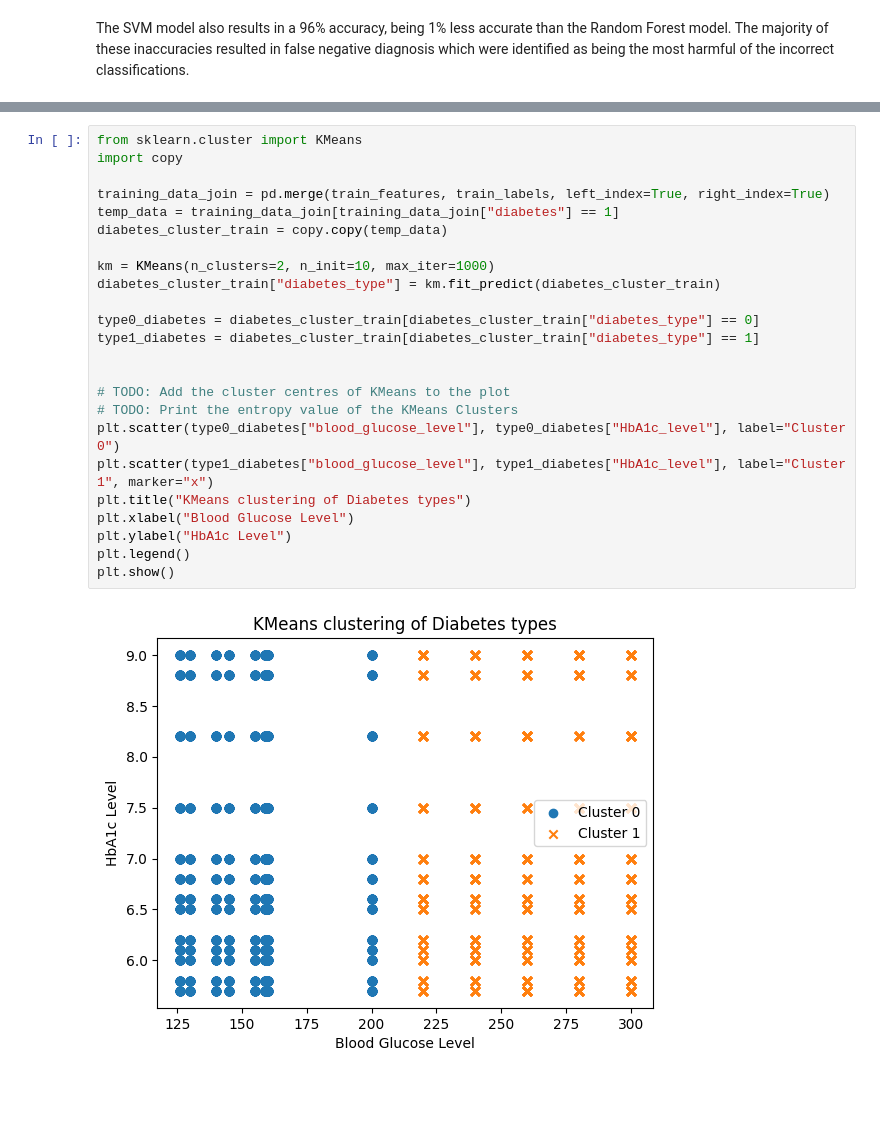
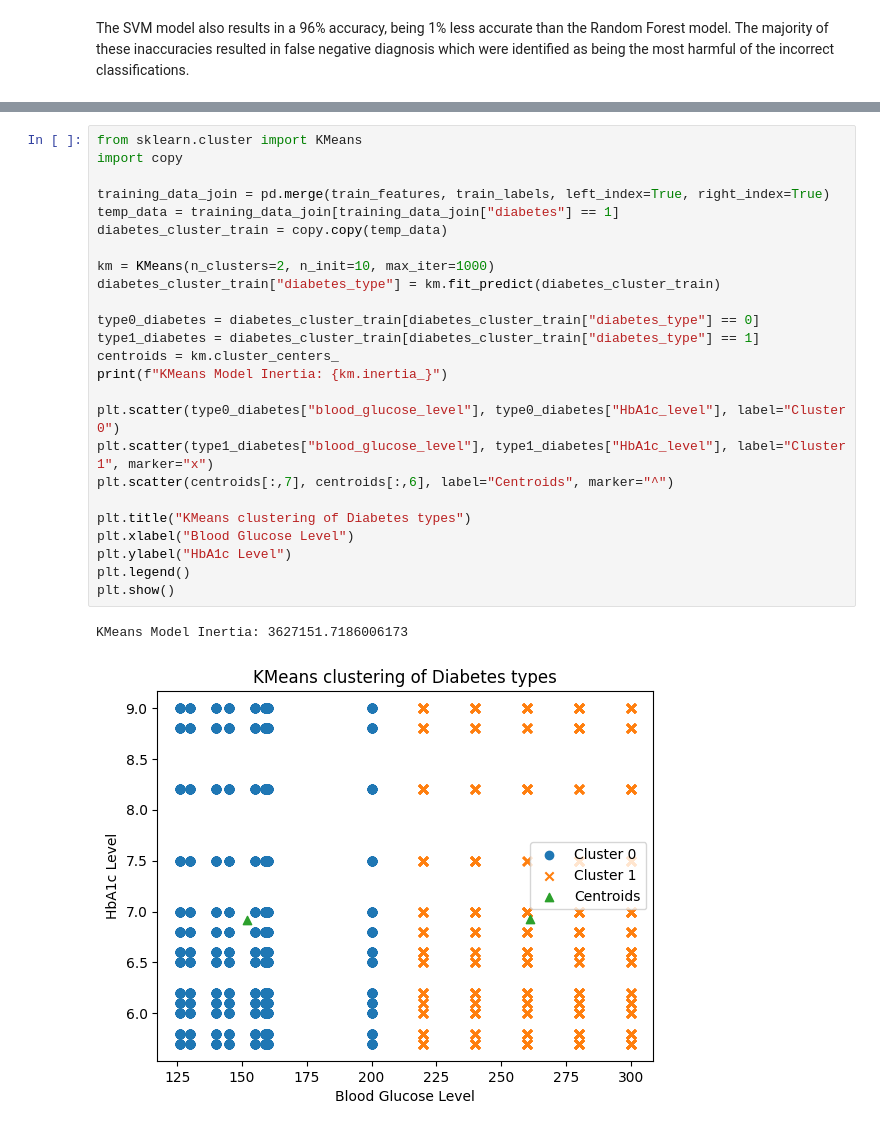
Before and after one commit to 40339093/22WSD574_ML_Coursework2, a Jupyter notebook: Coursework2.ipynb, the cells around one changed output, grey strips where cells are left out. Drawn from its saved outputs; the diff is of its cells as text; blank space fills up the shorter version.

```diff
--- a/Coursework2.ipynb
+++ b/Coursework2.ipynb
@@ -444,26 +444,28 @@ HbA1c level is unsuitable for diagnosing Type 1 vs Type 2 Diabetes according to
 # %%
 from sklearn.cluster import KMeans
 import copy
 
 training_data_join = pd.merge(train_features, train_labels, left_index=True, right_index=True)
 temp_data = training_data_join[training_data_join["diabetes"] == 1]
 diabetes_cluster_train = copy.copy(temp_data)
 
 km = KMeans(n_clusters=2, n_init=10, max_iter=1000)
 diabetes_cluster_train["diabetes_type"] = km.fit_predict(diabetes_cluster_train)
 
 type0_diabetes = diabetes_cluster_train[diabetes_cluster_train["diabetes_type"] == 0]
 type1_diabetes = diabetes_cluster_train[diabetes_cluster_train["diabetes_type"] == 1]
+centroids = km.cluster_centers_
+print(f"KMeans Model Inertia: {km.inertia_}")
 
-
-# TODO: Add the cluster centres of KMeans to the plot
-# TODO: Print the entropy value of the KMeans Clusters
 plt.scatter(type0_diabetes["blood_glucose_level"], type0_diabetes["HbA1c_level"], label="Cluster 0")
 plt.scatter(type1_diabetes["blood_glucose_level"], type1_diabetes["HbA1c_level"], label="Cluster 1", marker="x")
+plt.scatter(centroids[:,7], centroids[:,6], label="Centroids", marker="^")
+
 plt.title("KMeans clustering of Diabetes types")
 plt.xlabel("Blood Glucose Level")
 plt.ylabel("HbA1c Level")
 plt.legend()
 plt.show()
 # %% [output]
+KMeans Model Inertia: 3627151.7186006173
-[figure, old version]
+[figure, new version]
```
Also changed, not shown: parts of 9 cells of this notebook.
